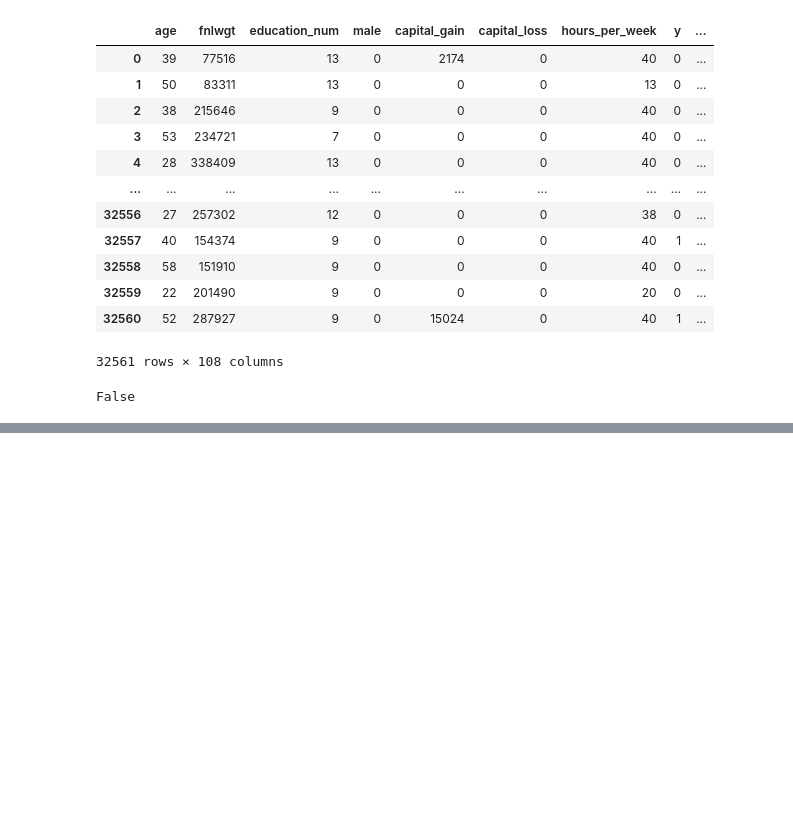
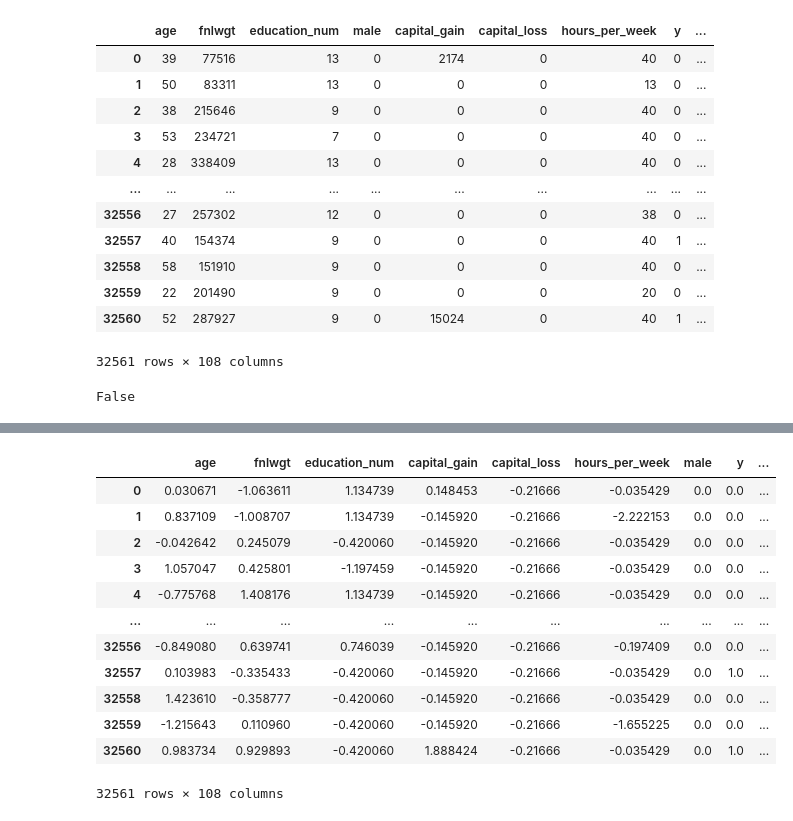
Before and after one commit to Surfincolin/Cogs118A-Final, a Jupyter notebook: final_data_tests.ipynb, the cells around one changed output, grey strips where cells are left out. Cells and saved outputs as stored; diff of their text form; code cells hidden in the pictures; blank space fills up the shorter version.

```diff
--- a/final_data_tests.ipynb
+++ b/final_data_tests.ipynb
@@ -73 +91,46 @@ adults.shape
+# %%
+# continuous
+# cont_cols = np.asarray(['age', 'fnlwgt', 'education_num', 'capital_gain', 'capital_loss', 'hours_per_week'])
+cont_cols = ['age', 'fnlwgt', 'education_num', 'capital_gain', 'capital_loss', 'hours_per_week']
+
+# for col in cont_cols:
+#     plt.figure()
+#     plt.title(col)
+#     plt.hist(adults[col])
+
+col_names = adults.columns
+
+mask = np.isin(col_names, cont_cols, invert=True)
+non_cont = col_names[mask]
+
+all_col = np.concatenate((cont_cols, non_cont))
+adults = adults[all_col]
+
+col_names = adults.columns
+
+features = adults[col_names]
+
+ct = ColumnTransformer([
+    ('adult_continuous', preprocessing.StandardScaler(), cont_cols)
+], remainder='passthrough')
+
+
+# scaler.mean_
+X_scaled = ct.fit_transform(features)
+adults_processed = pd.DataFrame(X_scaled, columns=col_names)
+adults_processed
+# %% [output]
+|  | age | fnlwgt | education_num | capital_gain | capital_loss | hours_per_week | male | y | ... |
+| 0 | 0.030671 | -1.063611 | 1.134739 | 0.148453 | -0.21666 | -0.035429 | 0.0 | 0.0 | ... |
+| 1 | 0.837109 | -1.008707 | 1.134739 | -0.145920 | -0.21666 | -2.222153 | 0.0 | 0.0 | ... |
+| 2 | -0.042642 | 0.245079 | -0.420060 | -0.145920 | -0.21666 | -0.035429 | 0.0 | 0.0 | ... |
+| 3 | 1.057047 | 0.425801 | -1.197459 | -0.145920 | -0.21666 | -0.035429 | 0.0 | 0.0 | ... |
+| 4 | -0.775768 | 1.408176 | 1.134739 | -0.145920 | -0.21666 | -0.035429 | 0.0 | 0.0 | ... |
+| ... | ... | ... | ... | ... | ... | ... | ... | ... | ... |
+| 32556 | -0.849080 | 0.639741 | 0.746039 | -0.145920 | -0.21666 | -0.197409 | 0.0 | 0.0 | ... |
+| 32557 | 0.103983 | -0.335433 | -0.420060 | -0.145920 | -0.21666 | -0.035429 | 0.0 | 1.0 | ... |
+| 32558 | 1.423610 | -0.358777 | -0.420060 | -0.145920 | -0.21666 | -0.035429 | 0.0 | 0.0 | ... |
+| 32559 | -1.215643 | 0.110960 | -0.420060 | -0.145920 | -0.21666 | -1.655225 | 0.0 | 0.0 | ... |
+| 32560 | 0.983734 | 0.929893 | -0.420060 | 1.888424 | -0.21666 | -0.035429 | 0.0 | 1.0 | ... |
+32561 rows × 108 columns
 # %%
```
Also changed, not shown: parts of 9 cells of this notebook.
